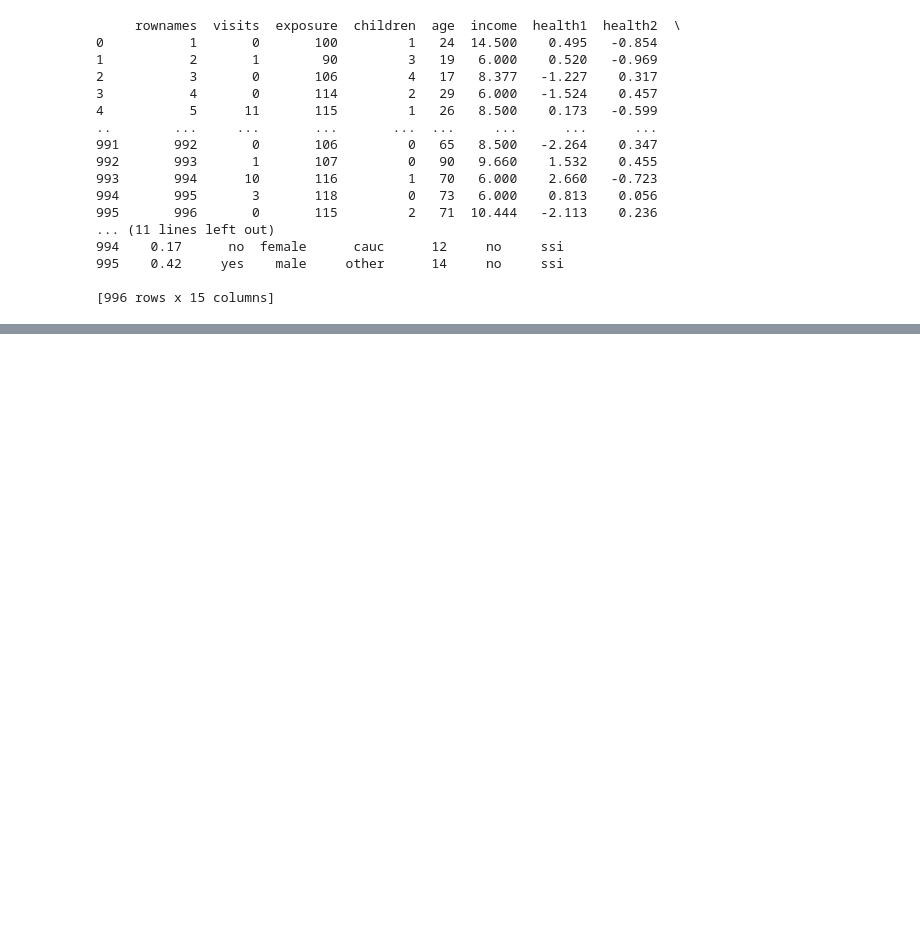
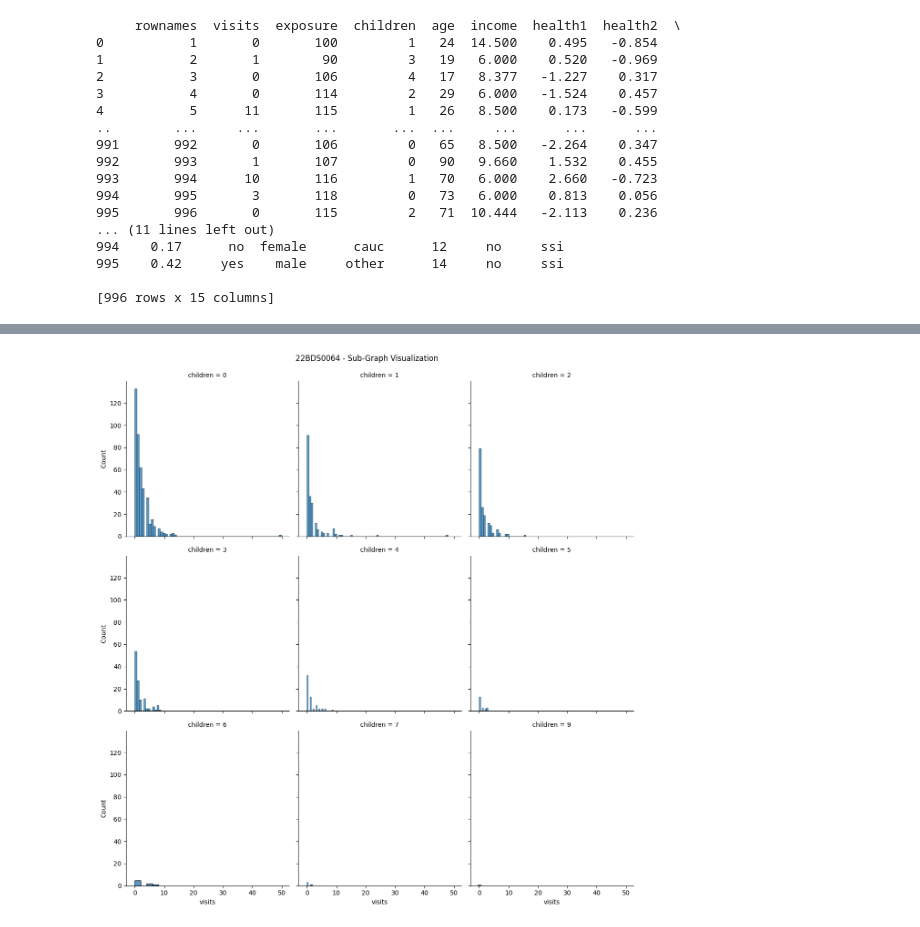
Before and after one commit to devansh391k/22BDS0064, a Jupyter notebook: 22BDS0064.ipynb, the cells around one changed output, grey strips where cells are left out. Cells and saved outputs as stored; diff of their text form; code cells hidden in the pictures; blank space fills up the shorter version.

```diff
--- a/22BDS0064.ipynb
+++ b/22BDS0064.ipynb
@@ -35,0 +302,11 @@ print(df)
+# %%
+# DATA VISUALIZATION
+
+# 22. Sub-Graph Visualization
+if df.shape[1] > 2:
+    g = sns.FacetGrid(df, col=df.columns[2], col_wrap=3, height=4)
+    g.map_dataframe(sns.histplot, df.columns[1])
+    plt.suptitle("22BDS0064 - Sub-Graph Visualization", y=1.02)
+    plt.show()
+# %% [output]
+[figure, added]
```
Also changed, not shown: parts of 22 cells of this notebook.
